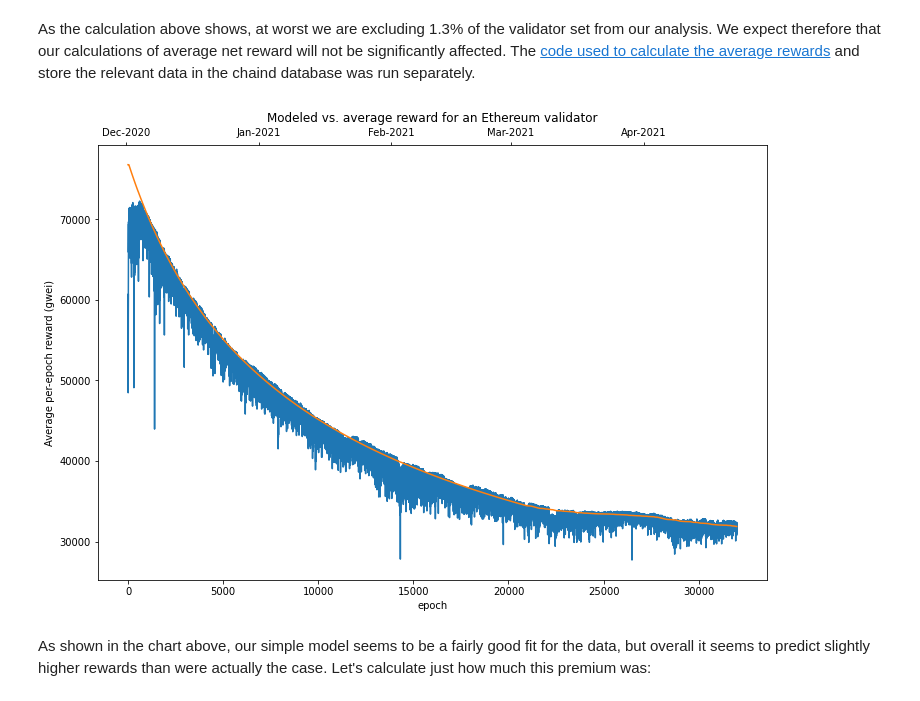
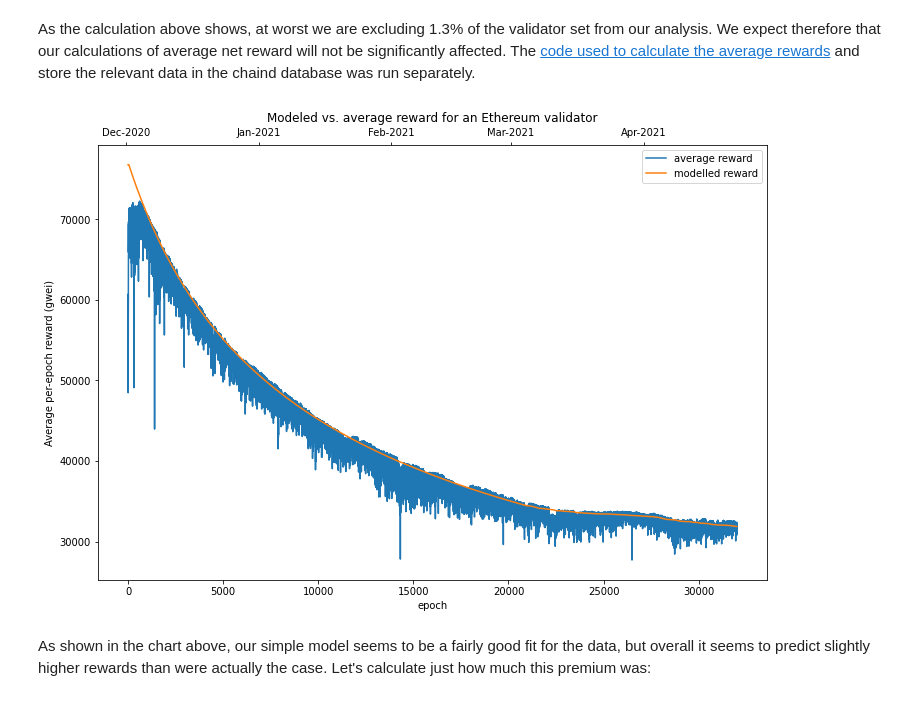
Before and after one commit to pintail-xyz/validator_rewards, a Jupyter notebook: beacon_chain_data.ipynb, the cells around one changed output. Drawn from its saved outputs; the diff is of its cells as text; code cells hidden in the pictures.

Commit message:
added legend

```diff
--- a/beacon_chain_data.ipynb
+++ b/beacon_chain_data.ipynb
@@ -99,36 +99,37 @@ for e in range(32000):
     # (almost all validators have a 32 ETH effective balance)
     average_reward.append(32e9 * aggregate_net_reward[e] / active_balance[e])
     average_reward_nonslashed.append(32e9 * aggregate_net_reward_nonslashed[e] / active_balance_nonslashed[e])
 
     p = average_p_rate
     b = base_reward(active_balance[e])
     modelled_reward.append(3*b*p**2-3*b*(1-p)+(7/8)*b*p**2*math.log(p)/(p-1)+(1/8)*b*p**2)
 
 rewards = pd.DataFrame({
     "average_reward_nonslashed": average_reward_nonslashed,
     "modelled_reward":modelled_reward
 })
 
 fig = plt.figure(figsize=(12, 8))
 
 ax1=fig.add_subplot(111, label="1")
 ax2=fig.add_subplot(111, label="2", frame_on=False)
-ax1.plot(range(32000), average_reward_nonslashed)
-ax1.plot(range(32000), modelled_reward)
+ax1.plot(range(32000), average_reward_nonslashed, label="average reward")
+ax1.plot(range(32000), modelled_reward, label="modelled reward")
+ax1.legend()
 ax2.plot([datetime(2020,12,1,12,0,23), datetime(2021,4,22,17,13,59)], [0,0], linestyle="None")
 
 #ax = rewards.plot.line(figsize=(12,8))
 ax2.set_title('Modeled vs. average reward for an Ethereum validator')
 ax1.set_xlabel('epoch')
 ax1.set_ylabel('Average per-epoch reward (gwei)')
 ax2.xaxis.tick_top()
 fmt = mdates.DateFormatter('%b-%Y')
 ax2.xaxis.set_major_formatter(fmt)
 #ax2.spines["bottom"].set_position(("axes", 0.05))
 ax2.xaxis.set_label_position('top')
 ax2.yaxis.set_visible(False);
 # %% [output]
-[figure, old version]
+[figure, new version]
 # %% [markdown]
 As shown in the chart above, our simple model seems to be a fairly good fit for the data, but overall it seems to predict slightly higher rewards than were actually the case. Let's calculate just how much this premium was:
 # %%
```
